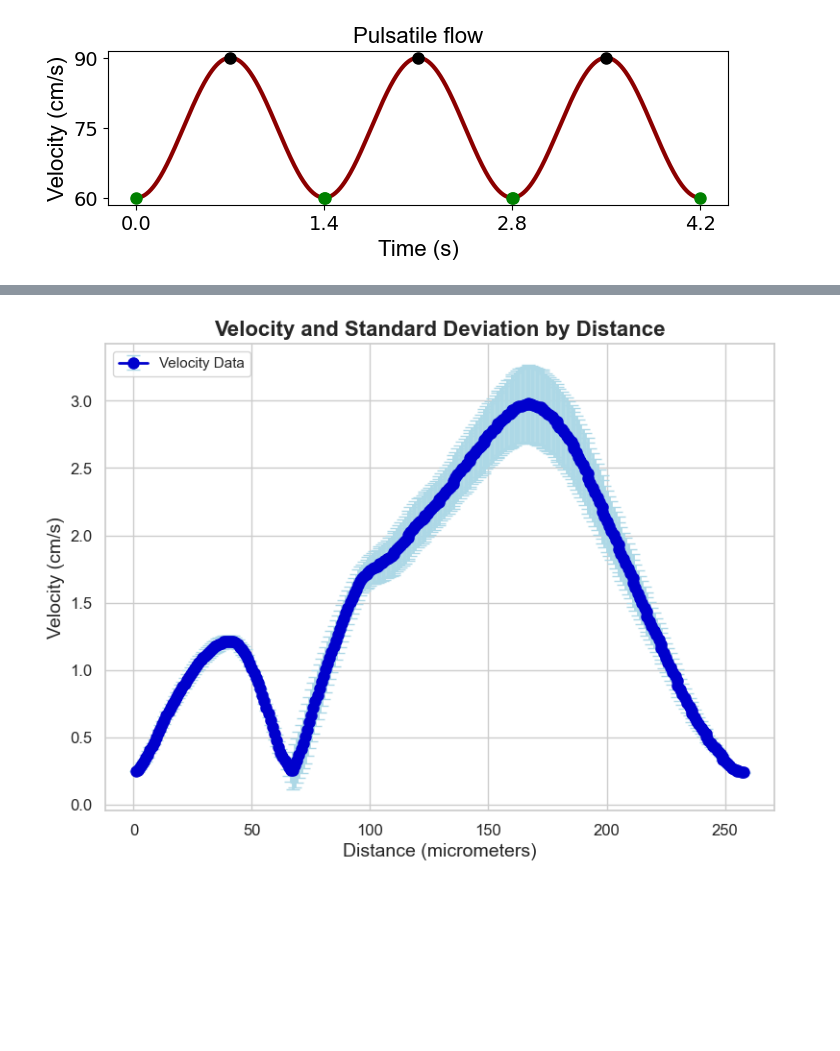
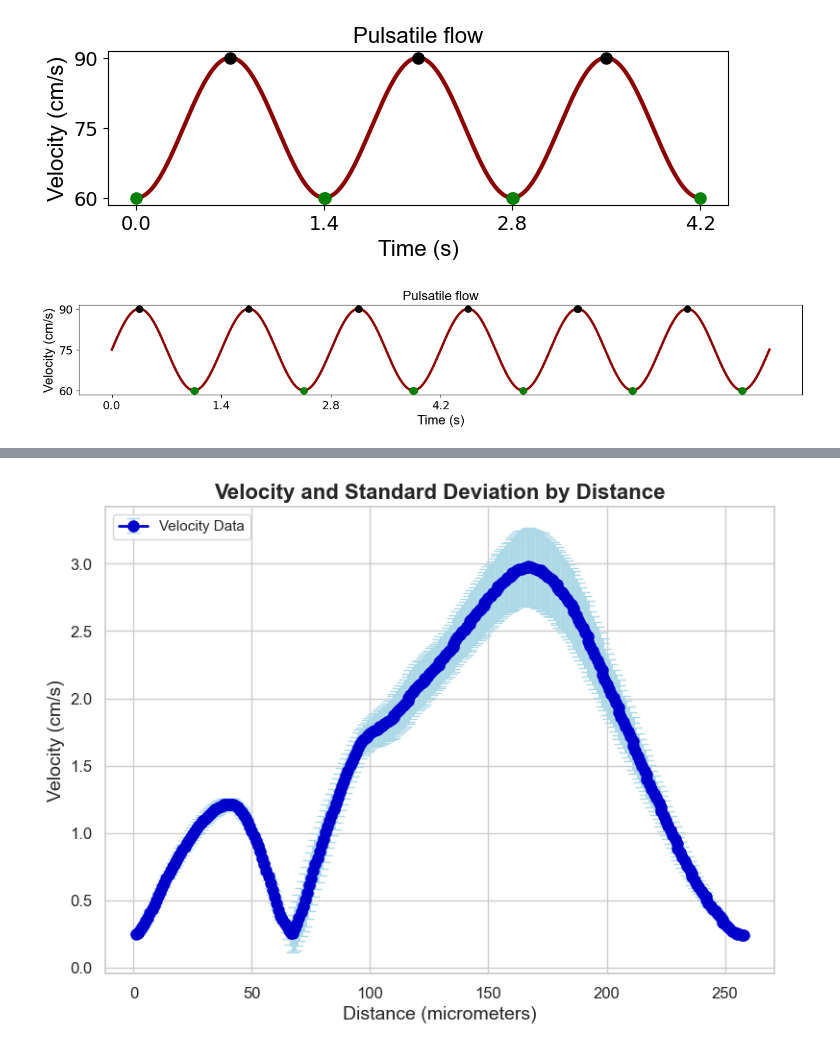
Before and after one commit to M-Medany/Ultrasound-induced-Particle-Dynamics-in-Pathological-Vascular-Vortices-, a Jupyter notebook: Plotting_filling_Aneurysm.ipynb, the cells around one changed output, grey strips where cells are left out. Saved outputs shown, nothing was run; the diff lists cells and outputs as text; code cells hidden in the pictures; blank space fills up the shorter version.

```diff
--- a/Plotting_filling_Aneurysm.ipynb
+++ b/Plotting_filling_Aneurysm.ipynb
@@ -137,3 +137,66 @@ plt.savefig('Pulsatile_velocity', dpi=300,bbox_inches='tight')
 plt.show()
 # %% [output]
 [figure]
+# %%
+import numpy as np
+import matplotlib.pyplot as plt
+
+# Constants for the sine wave
+min_val = 60
+max_val = 90
+mid = (max_val + min_val) / 2
+amplitude = (max_val - min_val) / 2
+period = 1.4  # period of the sine wave in seconds
+frequency = 1 / period  # frequency of the sine wave
+
+# Time array from 0 to 4.2 seconds (to show a few cycles)
+t = np.linspace(0, 8.4, 1000)
+
+# Adjust sine wave calculation to match the frequency
+# No phase shift to start the wave from the center
+y = mid + amplitude * np.sin(2 * np.pi * frequency * t)
+
+# Set up figure and axes
+fig, ax = plt.subplots(figsize=(16, 2))
+
+# Plot the sine wave with improved style
+ax.plot(t, y, color='darkred', linestyle='-', linewidth=3)
+
+# Set x and y axis labels
+ax.set_xlabel('Time (s)', fontsize=16, fontname='Arial')
+ax.set_ylabel('Velocity (cm/s)', fontsize=16, fontname='Arial')
+
+# Set plot title
+ax.set_title('Pulsatile flow', fontsize=16, fontname='Arial')
+
+# Function to detect minima and maxima
+def detect_minima(y):
+    indices = np.argwhere((np.roll(y, 3) > y) & (np.roll(y, -2) > y))
+    return indices.flatten()
+
+def detect_maxima(y):
+    indices = np.argwhere((np.roll(y, 1) < y) & (np.roll(y, -2) < y))
+    return indices.flatten()
+
+min_indices = detect_minima(y)
+max_indices = detect_maxima(y)
+
+# Highlight minima
+for index in min_indices:
+    ax.plot(t[index], y[index], 'o', color='green', markersize=8)  # Mark minimum points
+
+# Highlight maxima
+for index in max_indices:
+    ax.plot(t[index], y[index], 'o', color='black', markersize=8)  # Mark maximum points
+
+# Set the x-axis ticks
+ax.set_xticks(np.arange(0, 4.3, 1.4))  # x-ticks from 0 to 4.2 every 1.4
+ax.set_yticks(np.arange(60, 91, 15))  # y-ticks from 60 to 90 every 15
+ax.tick_params(axis='y', labelsize=14)
+ax.tick_params(axis='x', labelsize=14)
+
+# Save and show the plot
+plt.savefig('ON_OFF_US', dpi=300, bbox_inches='tight')
+plt.show()
+# %% [output]
+[figure, added]
```
Also changed, not shown: parts of 2 cells of this notebook, 9 other files.
